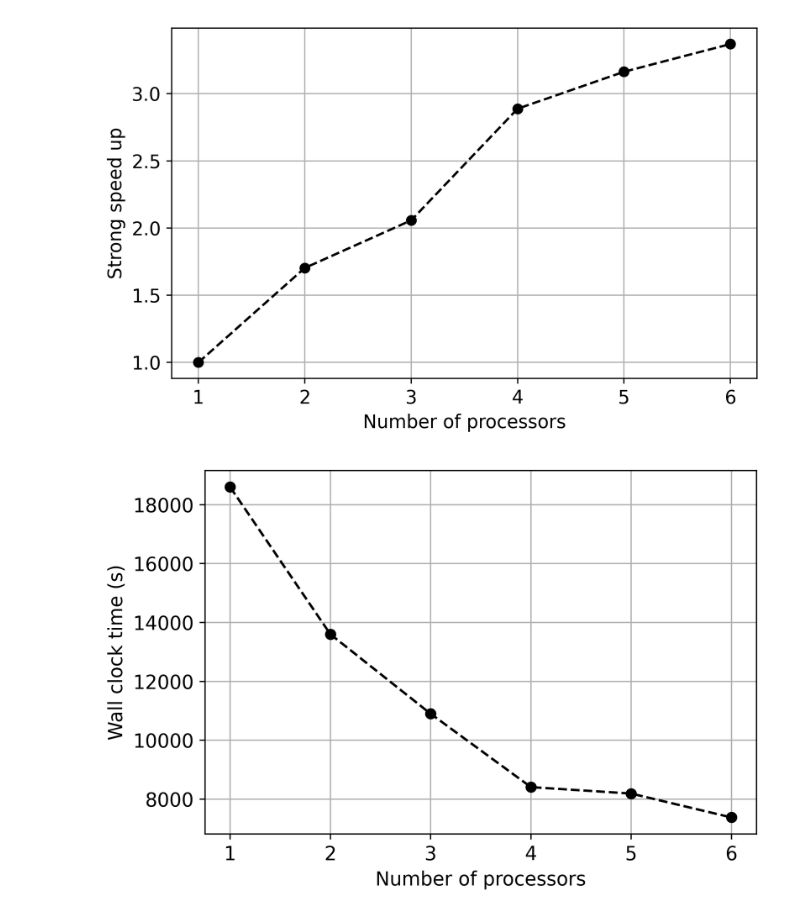
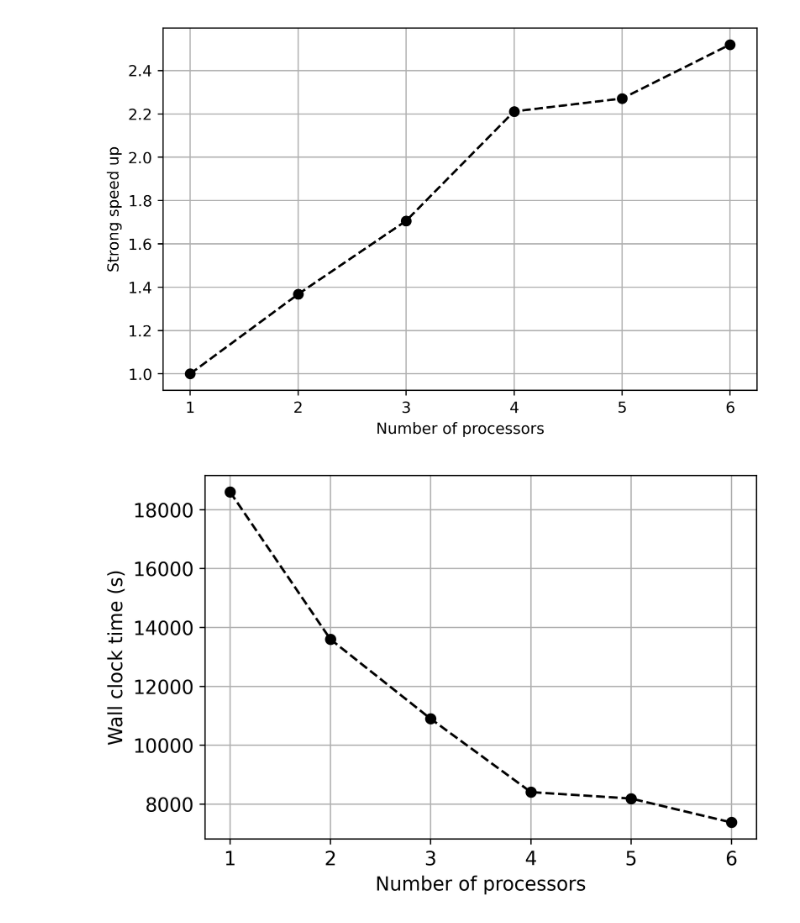
Before and after one commit to gh2546/Project_APMA4302, a Jupyter notebook: src/scaling_fine.ipynb, the cells around one changed output. Saved outputs shown, nothing was run; the diff lists cells and outputs as text; code cells hidden in the pictures.

Commit message:
Updating strong scaling plot in the report as well as in notebook and folder

```diff
--- a/src/scaling_fine.ipynb
+++ b/src/scaling_fine.ipynb
@@ -17,23 +17,23 @@ solver = [1.77e+04, 1.31e+04, 1.06e+04, 8.18e+03, 8e+03, 128]
 stats = [12.2, 6.09, 3.78, 2.97, 2.4, 0.127]
 # %%
 plt.figure(figsize=(6,4), dpi=400)
-total_time_strong = [1.86e+04/1.86e+04, 1.86e+04/1.36e+04, 1.86e+04/1.09e+04, 1.86e+04/8.41e+03, 1.86e+04/8.19e+03, 1.86e+04/7.38e+03]
+total_time= [1.86e+04/1.86e+04, 1.86e+04/1.36e+04, 1.86e+04/1.09e+04, 1.86e+04/8.41e+03, 1.86e+04/8.19e+03, 1.86e+04/7.38e+03]
 
 #plt.plot(num_procs, speed_up[0]*np.array(num_procs), "k--", label="ideal")
 #plt.plot(num_procs,speed_up, "k", "--")
-plt.plot(num_procs,speed_up, "ko--") #, label="deal.II")
+plt.plot(num_procs,total_time, "ko--") #, label="deal.II")
 plt.xlabel(r"Number of processors")
 #plt.ylabel(r"Wall clock time (s)")
 plt.tight_layout()
 plt.ylabel(r"Strong speed up")
 plt.grid()
 #plt.legend(loc='best')
 mpl.rcParams.update({'font.size': 12})
 #plt.xlim([1,6])
 plt.savefig("speed_up_strong1", dpi=400)
 plt.show()
 # %% [output]
-[figure, old version]
+[figure, new version]
 # %%
 plt.figure(figsize=(6,4), dpi=400)
 plt.plot(num_procs, total_time_strong, "ko--")
```
Also changed, not shown: parts of 2 cells of this notebook, 4 other files.
